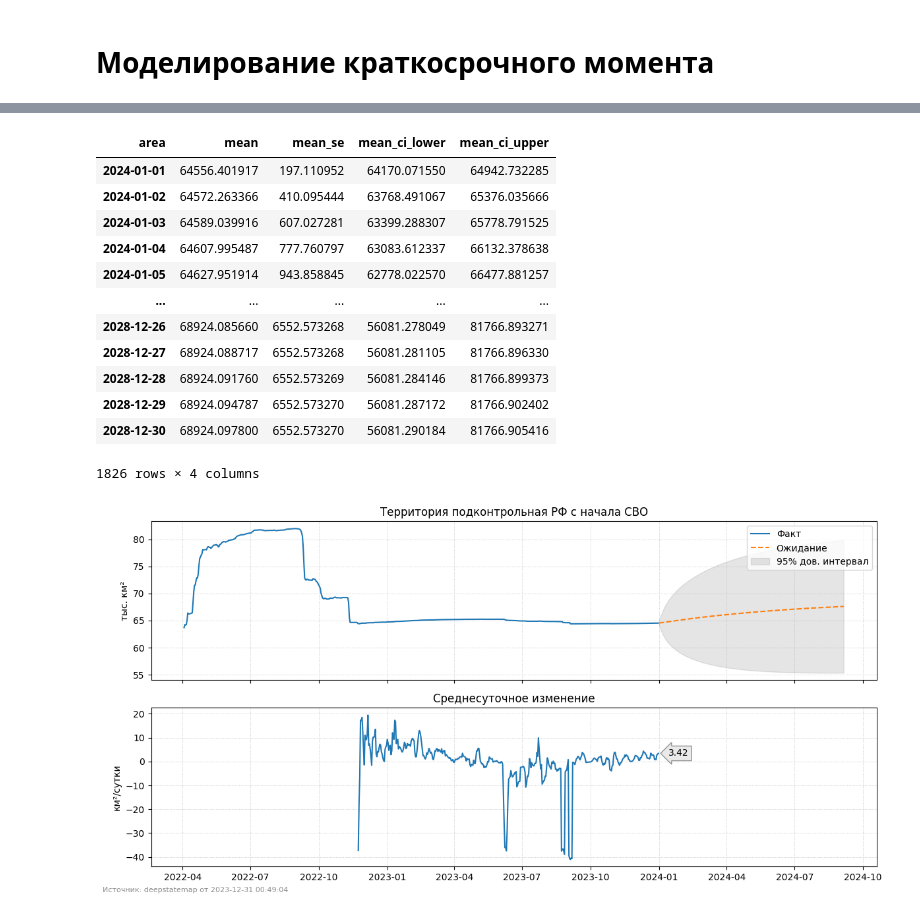
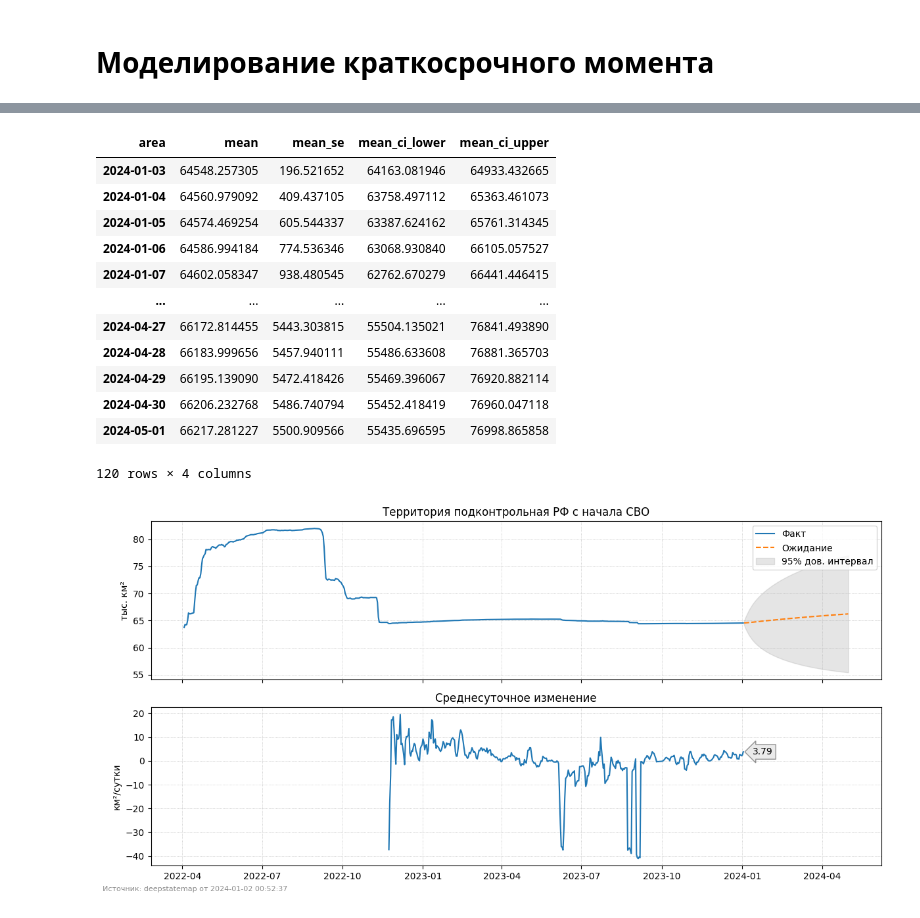
Before and after one commit to HexQuant/rua, a Jupyter notebook: area.ipynb, the cells around one changed output, grey strips where cells are left out. Saved outputs shown, nothing was run; the diff lists cells and outputs as text; code cells hidden in the pictures.

```diff
--- a/area.ipynb
+++ b/area.ipynb
@@ -46,7 +46,8 @@ with tqdm(total=t) as pbar:
         time_index = datetime.datetime.fromtimestamp(timestamp)
         pbar.set_description(str(time_index.date()), refresh=True)
 
-        area = requests.get(f"https://deepstatemap.live/api/history/{timestamp}/areas")
+        area = requests.get(
+            f"https://deepstatemap.live/api/history/{timestamp}/areas")
         js_df = pd.json_normalize(area.json()).assign(time_index=time_index)
         df = pd.concat([df, js_df], ignore_index=True)
         pbar.update(1)
@@ -209,7 +210,7 @@ SARIMAX Results
 Warnings:
 [1] Covariance matrix calculated using the outer product of gradients (complex-step).
 # %%
-fh = int(365.25 * 5)
+fh = 120  # int(365.25 * 5)
 fcst = best_model.get_forecast(fh, alpha=0.05).summary_frame()
 fcst.index = pd.date_range(
     start=aa.index.max() + pd.DateOffset(days=1), periods=fcst.shape[0], freq="D"
@@ -217,28 +218,28 @@ fcst.index = pd.date_range(
 fcst
 # %% [output]
 | area | mean | mean_se | mean_ci_lower | mean_ci_upper |
-| 2024-01-01 | 64556.401917 | 197.110952 | 64170.071550 | 64942.732285 |
-| 2024-01-02 | 64572.263366 | 410.095444 | 63768.491067 | 65376.035666 |
-| 2024-01-03 | 64589.039916 | 607.027281 | 63399.288307 | 65778.791525 |
-| 2024-01-04 | 64607.995487 | 777.760797 | 63083.612337 | 66132.378638 |
-| 2024-01-05 | 64627.951914 | 943.858845 | 62778.022570 | 66477.881257 |
+| 2024-01-03 | 64548.257305 | 196.521652 | 64163.081946 | 64933.432665 |
+| 2024-01-04 | 64560.979092 | 409.437105 | 63758.497112 | 65363.461073 |
+| 2024-01-05 | 64574.469254 | 605.544337 | 63387.624162 | 65761.314345 |
+| 2024-01-06 | 64586.994184 | 774.536346 | 63068.930840 | 66105.057527 |
+| 2024-01-07 | 64602.058347 | 938.480545 | 62762.670279 | 66441.446415 |
 | ... | ... | ... | ... | ... |
-| 2028-12-26 | 68924.085660 | 6552.573268 | 56081.278049 | 81766.893271 |
-| 2028-12-27 | 68924.088717 | 6552.573268 | 56081.281105 | 81766.896330 |
-| 2028-12-28 | 68924.091760 | 6552.573269 | 56081.284146 | 81766.899373 |
-| 2028-12-29 | 68924.094787 | 6552.573270 | 56081.287172 | 81766.902402 |
-| 2028-12-30 | 68924.097800 | 6552.573270 | 56081.290184 | 81766.905416 |
+| 2024-04-27 | 66172.814455 | 5443.303815 | 55504.135021 | 76841.493890 |
+| 2024-04-28 | 66183.999656 | 5457.940111 | 55486.633608 | 76881.365703 |
+| 2024-04-29 | 66195.139090 | 5472.418426 | 55469.396067 | 76920.882114 |
+| 2024-04-30 | 66206.232768 | 5486.740794 | 55452.418419 | 76960.047118 |
+| 2024-05-01 | 66217.281227 | 5500.909566 | 55435.696595 | 76998.865858 |
-1826 rows × 4 columns
+120 rows × 4 columns
 # %%
 svo_end_alpha = 99.95
 svo_end_km_ration = 0.01
 hh = fcst[["mean", "mean_se"]].diff() / fcst[["mean", "mean_se"]].abs()
 end_svo = hh[
-    (hh["mean_se"] <= 1 - svo_end_alpha /
-     100) & (hh["mean"] <= svo_end_km_ration / 100)
+    (hh["mean_se"] <= 1 - svo_end_alpha / 100) & (hh["mean"] <= svo_end_km_ration / 100)
 ].index.min()
 fcst = fcst[:end_svo]
-fh = fcst.shape[0]
+# fh = fcst.shape[0]
+fh = 90
 # %%
 # sns.set_style("whitegrid")
 fig, axs = plt.subplots(2, 1, sharex=True, figsize=(12, 6))
@@ -266,35 +267,34 @@ ax.set(
     title="Среднесуточное изменение",
 )
 day_din_area = (
-    aa.diff()["2022-11-23":].rolling(5, center=True,
-                                     min_periods=int(5 / 2)).mean()
+    aa.diff()["2022-11-23":].rolling(5, center=True, min_periods=int(5 / 2)).mean()
 )
 sns.lineplot(
     day_din_area,
     ax=ax,
     legend=None,
 )
 bbox = dict(boxstyle="larrow", fc="0.8", alpha=0.4)
 dy = day_din_area.iloc[-1].values[0]
 dx = day_din_area.index.max()
 ax.annotate(
     f"{dy:.2f}",
     (dx + datetime.timedelta(days=10 + int(fh / 60)), dy),
     # xytext=(-2, 1),
     bbox=bbox,
     va="center",
 )
 for ax in axs:
     ax.grid(ls=":", lw=0.5)
 fig.tight_layout()
 fig.text(
     0,
     0,
     f"Источник: deepstatemap от {last_date}",
     fontdict={"size": 8},
     alpha=0.45,
 )
 Path("img/").mkdir(exist_ok=True)
 fig.savefig(Path("img/area.png"), format="png", dpi=300)
 # %% [output]
-[figure, old version]
+[figure, new version]
```
Also changed, not shown: parts of 6 cells of this notebook, 2 other files.
